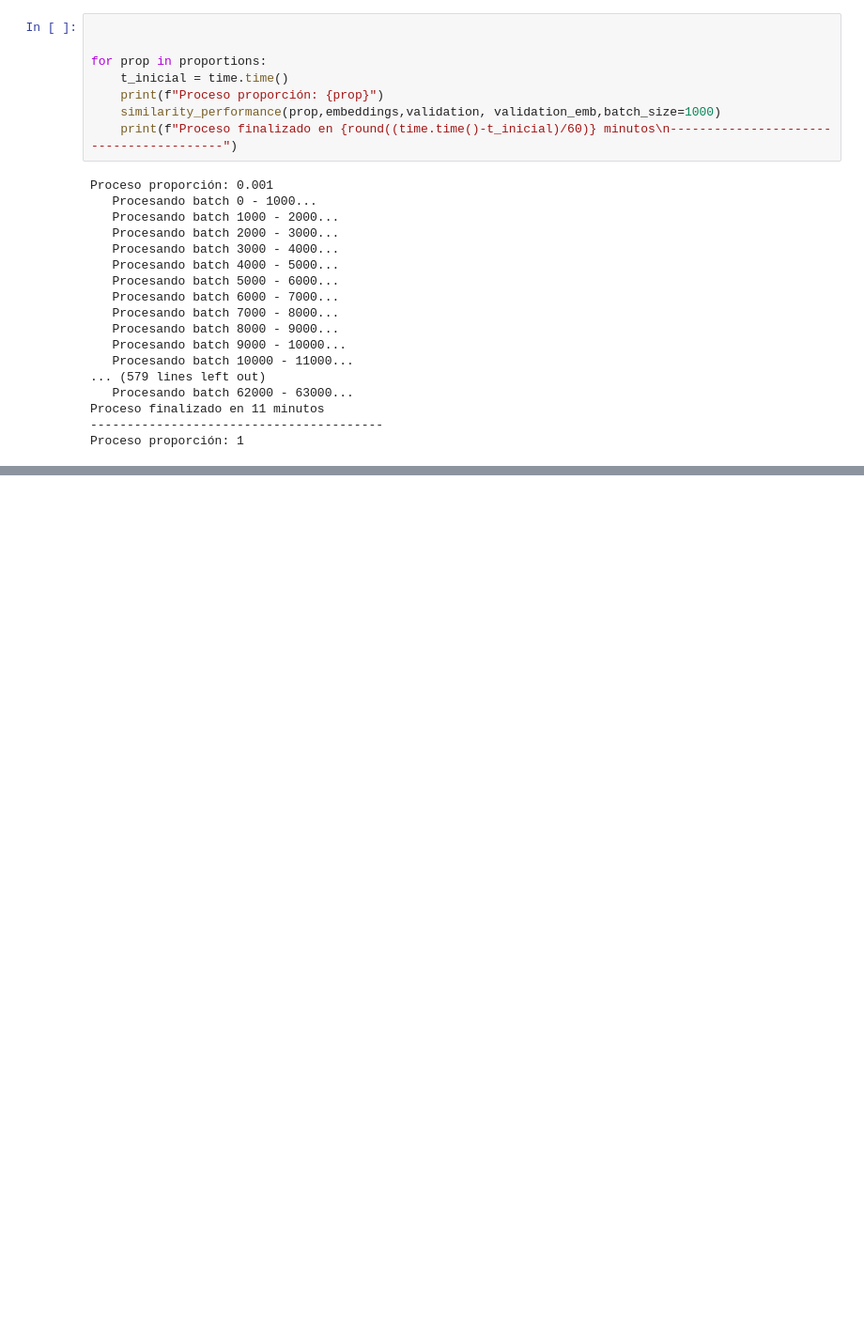
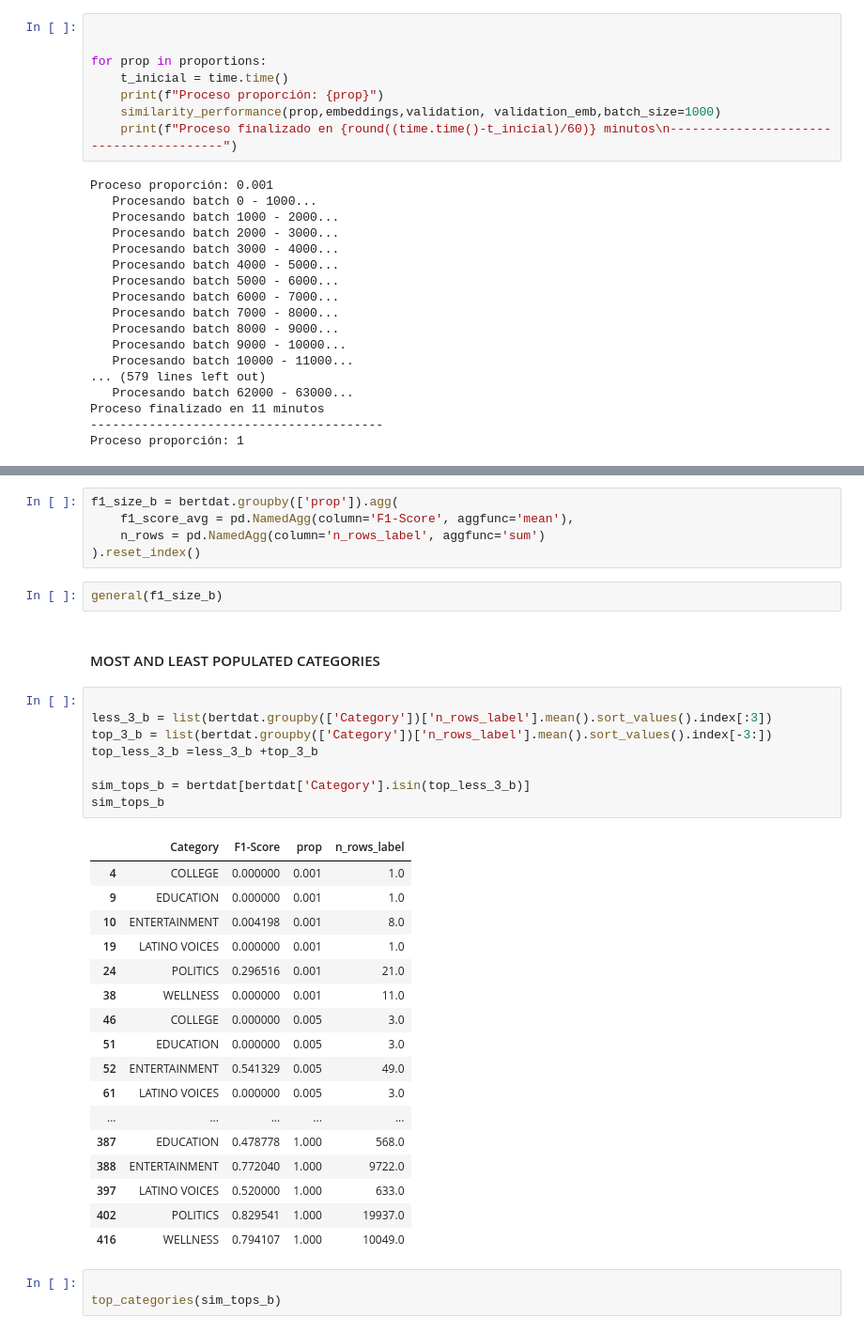
Before and after one commit to Yamilhb/bert-vs-rag, a Jupyter notebook: notebook/rag_vs_fine_tuning.ipynb, the cells around one changed output, grey strips where cells are left out. Shown at 94% size. Cells and saved outputs as stored; diff of their text form; blank space fills up the shorter version.

```diff
--- a/notebook/rag_vs_fine_tuning.ipynb
+++ b/notebook/rag_vs_fine_tuning.ipynb
@@ -428,0 +585,38 @@ Proceso proporción: 1
+# %%
+f1_size_b = bertdat.groupby(['prop']).agg(
+    f1_score_avg = pd.NamedAgg(column='F1-Score', aggfunc='mean'),
+    n_rows = pd.NamedAgg(column='n_rows_label', aggfunc='sum')
+).reset_index()
+# %%
+general(f1_size_b)
+# %% [markdown]
+#### MOST AND LEAST POPULATED CATEGORIES
+# %%
+
+less_3_b = list(bertdat.groupby(['Category'])['n_rows_label'].mean().sort_values().index[:3])
+top_3_b = list(bertdat.groupby(['Category'])['n_rows_label'].mean().sort_values().index[-3:])
+top_less_3_b =less_3_b +top_3_b
+
+sim_tops_b = bertdat[bertdat['Category'].isin(top_less_3_b)]
+sim_tops_b
+# %% [output]
+|  | Category | F1-Score | prop | n_rows_label |
+| 4 | COLLEGE | 0.000000 | 0.001 | 1.0 |
+| 9 | EDUCATION | 0.000000 | 0.001 | 1.0 |
+| 10 | ENTERTAINMENT | 0.004198 | 0.001 | 8.0 |
+| 19 | LATINO VOICES | 0.000000 | 0.001 | 1.0 |
+| 24 | POLITICS | 0.296516 | 0.001 | 21.0 |
+| 38 | WELLNESS | 0.000000 | 0.001 | 11.0 |
+| 46 | COLLEGE | 0.000000 | 0.005 | 3.0 |
+| 51 | EDUCATION | 0.000000 | 0.005 | 3.0 |
+| 52 | ENTERTAINMENT | 0.541329 | 0.005 | 49.0 |
+| 61 | LATINO VOICES | 0.000000 | 0.005 | 3.0 |
+| ... | ... | ... | ... | ... |
+| 387 | EDUCATION | 0.478778 | 1.000 | 568.0 |
+| 388 | ENTERTAINMENT | 0.772040 | 1.000 | 9722.0 |
+| 397 | LATINO VOICES | 0.520000 | 1.000 | 633.0 |
+| 402 | POLITICS | 0.829541 | 1.000 | 19937.0 |
+| 416 | WELLNESS | 0.794107 | 1.000 | 10049.0 |
+# %%
+
+top_categories(sim_tops_b)
```
Also changed, not shown: parts of 32 cells of this notebook, 1 other file.
